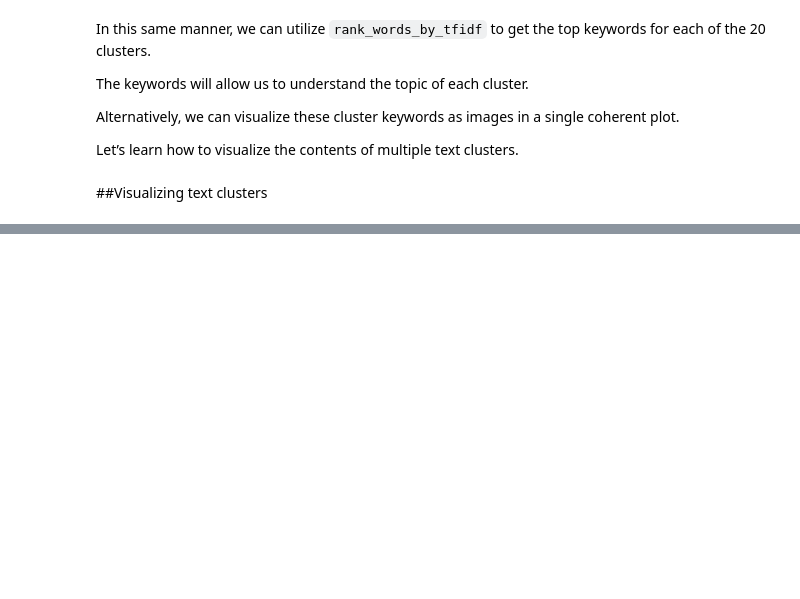
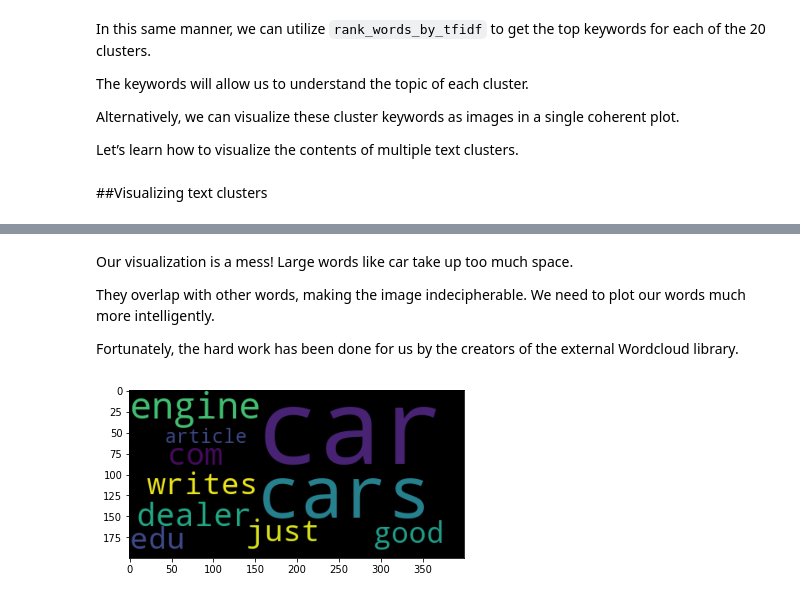
Before and after one commit to rahiakela/data-science-research-and-practice, a Jupyter notebook: data-science-bookcamp/case-study-4--job-resume-improvement/03_large_text_analysis_using_clustering.ipynb, the cells around one changed output, grey strips where cells are left out. Drawn from its saved outputs; the diff is of its cells as text; code cells hidden in the pictures; blank space fills up the shorter version.

```diff
--- a/data-science-bookcamp/case-study-4--job-resume-improvement/03_large_text_analysis_using_clustering.ipynb
+++ b/data-science-bookcamp/case-study-4--job-resume-improvement/03_large_text_analysis_using_clustering.ipynb
@@ -1077,0 +1112,19 @@ Let’s learn how to visualize the contents of multiple text clusters.
+# %% [markdown]
+Our visualization is a mess! Large words like car take up too much space.
+
+They overlap
+with other words, making the image indecipherable. We need to plot our words much more intelligently.
+
+Fortunately, the hard work has been done for us by
+the creators of the external Wordcloud library.
+# %%
+# Generating a word cloud image
+cloud_generator = WordCloud(random_state=1)
+
+words_to_score = {word: score for word, score in df_ranked_words[:10].values}
+wordcloud_image = cloud_generator.fit_words(words_to_score)
+
+plt.imshow(wordcloud_image)
+plt.show()
+# %% [output]
+[figure, added]
```
Also changed, not shown: parts of 13 cells of this notebook.
